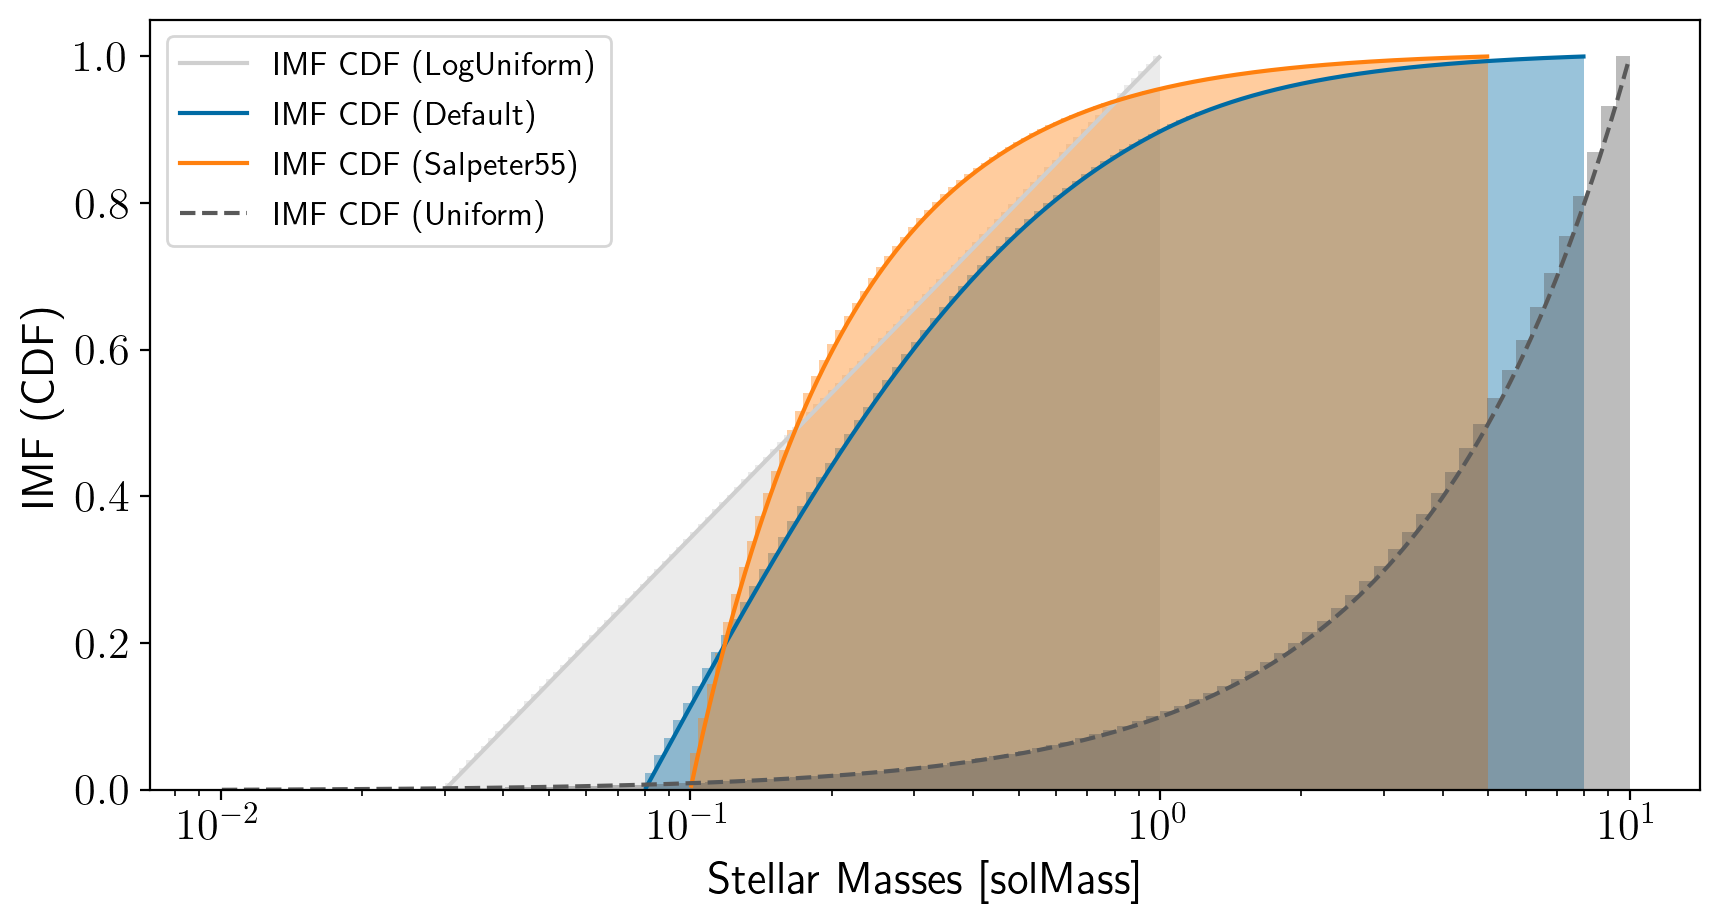
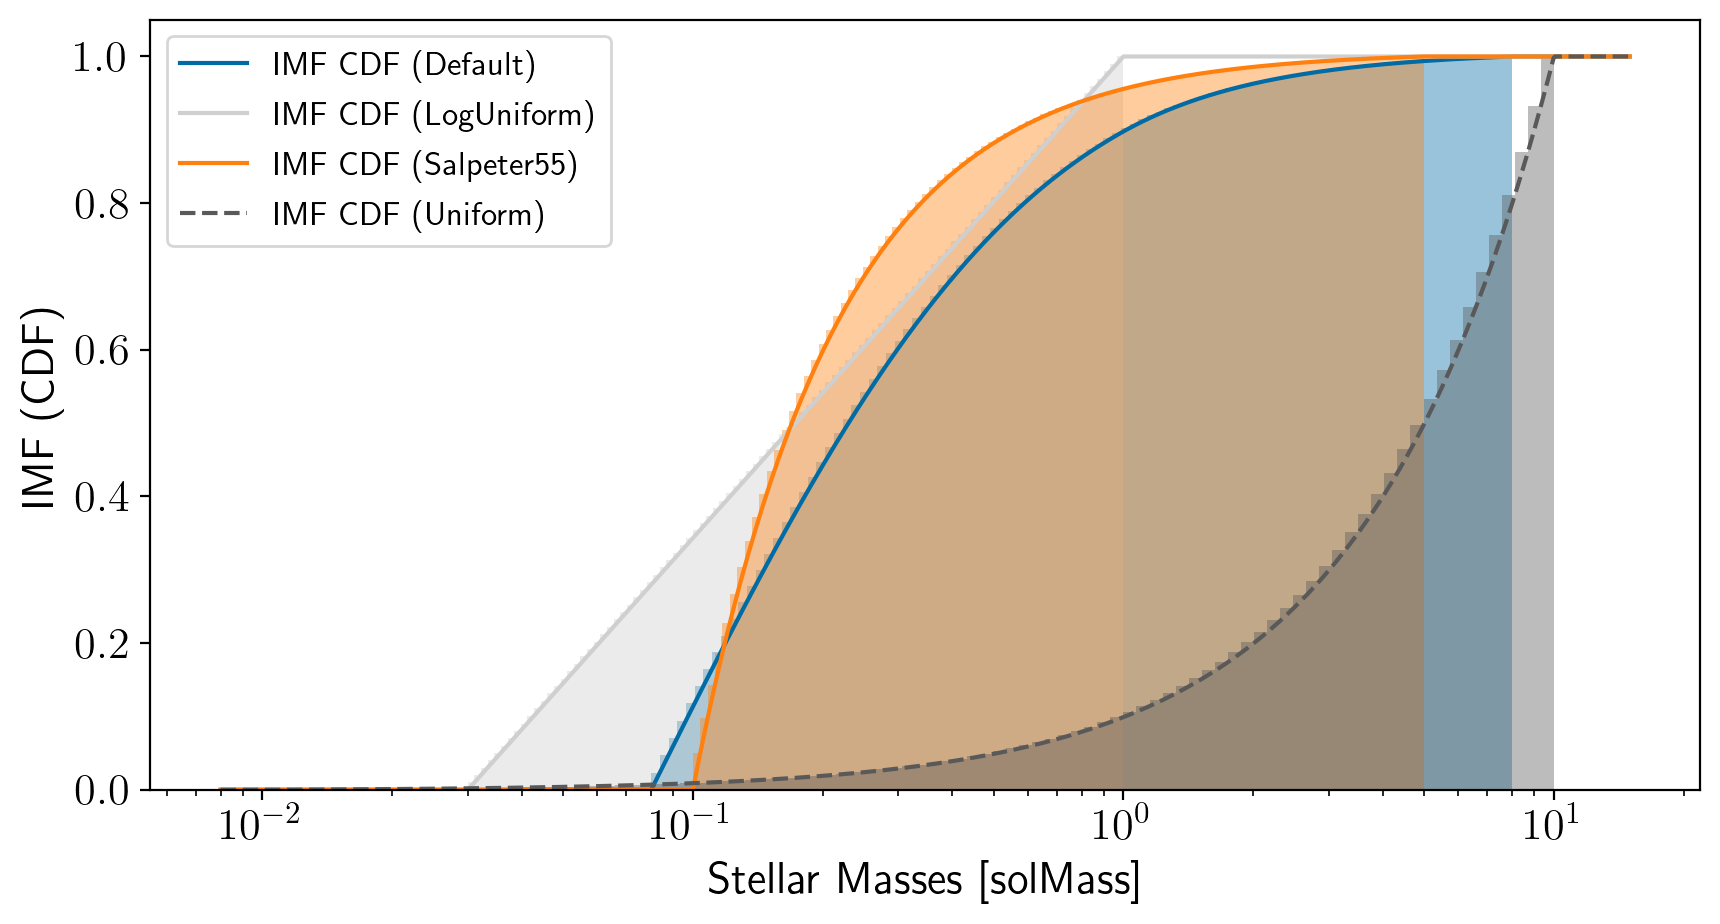
Code edit (unified diff) that turned the first committed figure into the second:
--- before
+++ after
@@ -3,9 +3,9 @@
 common = {"density": True, "alpha": 0.4, "cumulative": True}
 
+ax.hist(imf.random_mass(nsamples).value, bins=imf.masses(nbins), color="C0", **common)
+ax.plot(ms, imf.cdf(ms), "C0", label="IMF CDF (Default)")
+
 ax.hist(loguniform_imf.random_mass(nsamples).value, bins=loguniform_imf.masses(nbins), color="C9", **common)
 ax.plot(ms, loguniform_imf.cdf(ms), "C9", label="IMF CDF (LogUniform)")
-
-ax.hist(imf.random_mass(nsamples).value, bins=imf.masses(nbins), color="C0", **common)
-ax.plot(ms, imf.cdf(ms), "C0", label="IMF CDF (Default)")
 
 ax.hist(salpeter55_imf.random_mass(nsamples).value, bins=salpeter55_imf.masses(nbins), color="C1", **common)

Commit: simplify to only PchipInterpolator; fixed lognormal normalization